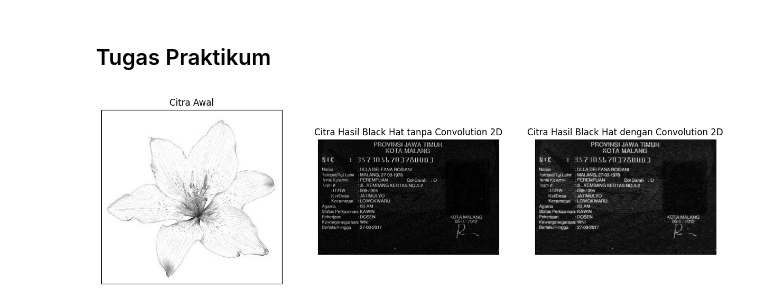
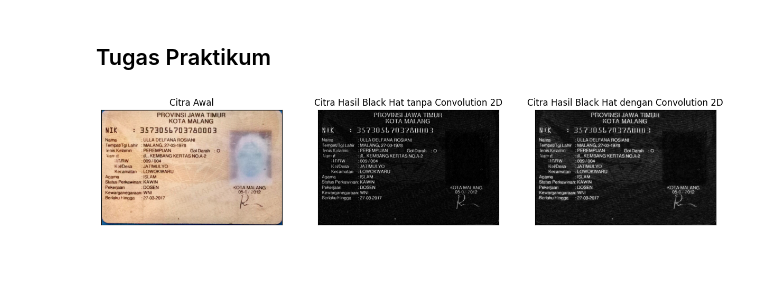
Before and after one commit to KholidMaulidi/PCVK_Ganjil_2023, a Jupyter notebook: Week9.ipynb, the cells around one changed output. Saved outputs shown, nothing was run; the diff lists cells and outputs as text; code cells hidden in the pictures; blank space fills up the shorter version.

```diff
--- a/Week9.ipynb
+++ b/Week9.ipynb
@@ -569,27 +569,27 @@ def Brightness (image, brightness):
 # %%
 filterSize =(3, 3)
 kernel = cv2.getStructuringElement(cv2.MORPH_RECT, filterSize)
 
 # Reading the image named 'input.jpg'
 image_ktp = cv2.imread('/content/drive/MyDrive/Images/KTP_rosi.jpg')
 
 # Histogram
 # brightness = Brightness(image_ktp, -10)
 result = cv2.filter2D(image_ktp, -1, kernel_sharpen)
 img1 = cv2.cvtColor(result, cv2.COLOR_BGR2GRAY)
 img2 = cv2.cvtColor(image_ktp, cv2.COLOR_BGR2GRAY)
 
 Kernel = cv2.getStructuringElement(cv2.MORPH_RECT, (13, 5))
 blackhat = cv2.morphologyEx(img1, cv2.MORPH_BLACKHAT, Kernel)
 blackhat2 = cv2.morphologyEx(img2, cv2.MORPH_BLACKHAT, Kernel)
 
 plt.figure(figsize=(15,30))
-plt.subplot(131),plt.imshow(img,cmap = 'gray')
+plt.subplot(131),plt.imshow(image_ktp,cmap = 'gray')
 plt.title('Citra Awal'), plt.xticks([]), plt.yticks([])
 plt.subplot(132),plt.imshow(blackhat2,cmap = 'gray')
 plt.title('Citra Hasil Black Hat tanpa Convolution 2D'), plt.xticks([]), plt.yticks([])
 plt.subplot(133),plt.imshow(blackhat,cmap = 'gray')
 plt.title('Citra Hasil Black Hat dengan Convolution 2D'), plt.xticks([]), plt.yticks([])
 plt.show()
 # %% [output]
-[figure, old version]
+[figure, new version]
```
Also changed, not shown: parts of 4 cells of this notebook.
